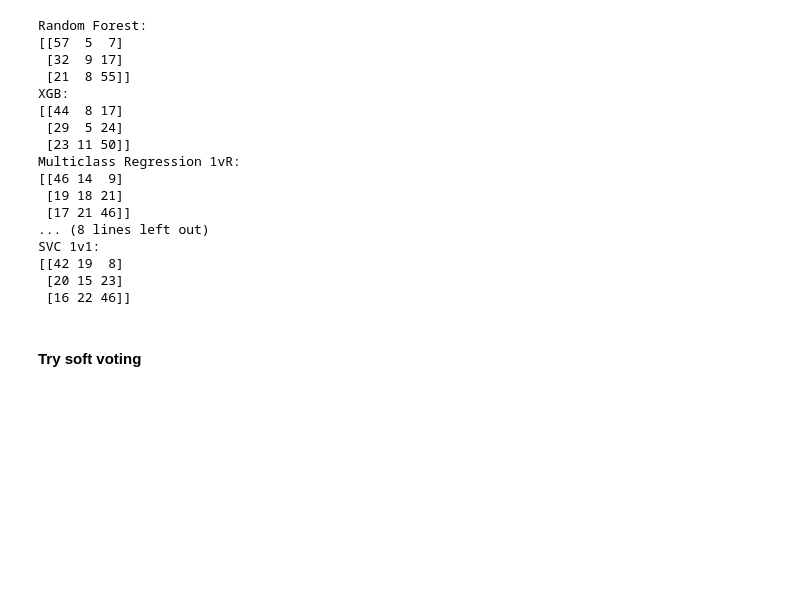
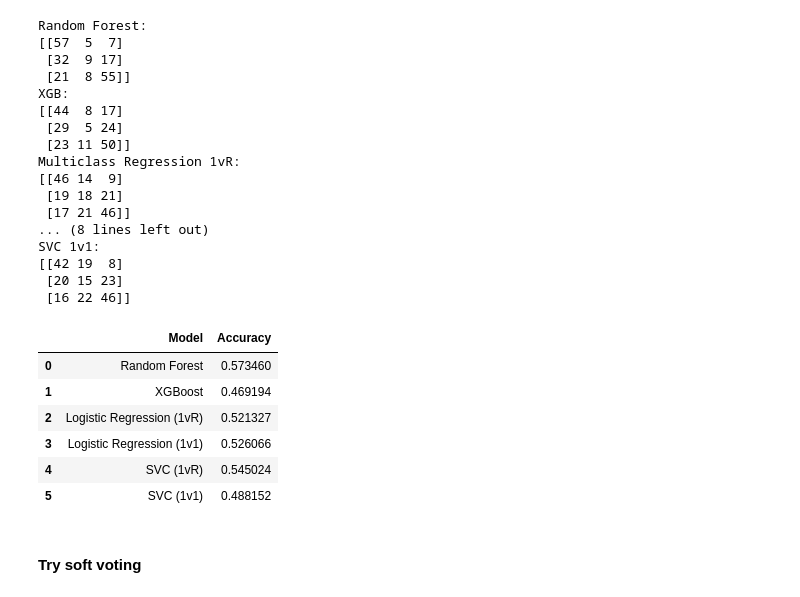
Before and after one commit to adityanegii/Match-Predictor-FBREF, a Jupyter notebook: server/featureSelection.ipynb, the cells around one changed output. Saved outputs shown, nothing was run; the diff lists cells and outputs as text; code cells hidden in the pictures; blank space fills up the shorter version.

```diff
--- a/server/featureSelection.ipynb
+++ b/server/featureSelection.ipynb
@@ -568,6 +560,30 @@ SVC 1v1:
 [[42 19  8]
  [20 15 23]
  [16 22 46]]
+# %%
+accuracy_df = pd.DataFrame(
+    {
+        "Model": models,
+        "Accuracy": [
+            accuracy_rf,
+            accuracy_xgbc,
+            accuracy_lr_1vR,
+            accuracy_lr_1v1,
+            accuracy_svc_1vR,
+            accuracy_svc_1v1,
+        ],
+    }
+)
+# %%
+accuracy_df
+# %% [output]
+|  | Model | Accuracy |
+| 0 | Random Forest | 0.573460 |
+| 1 | XGBoost | 0.469194 |
+| 2 | Logistic Regression (1vR) | 0.521327 |
+| 3 | Logistic Regression (1v1) | 0.526066 |
+| 4 | SVC (1vR) | 0.545024 |
+| 5 | SVC (1v1) | 0.488152 |
 # %% [markdown]
 #### Try soft voting
 # %%
```
Also changed, not shown: parts of 1 cell of this notebook, 3 other files.
